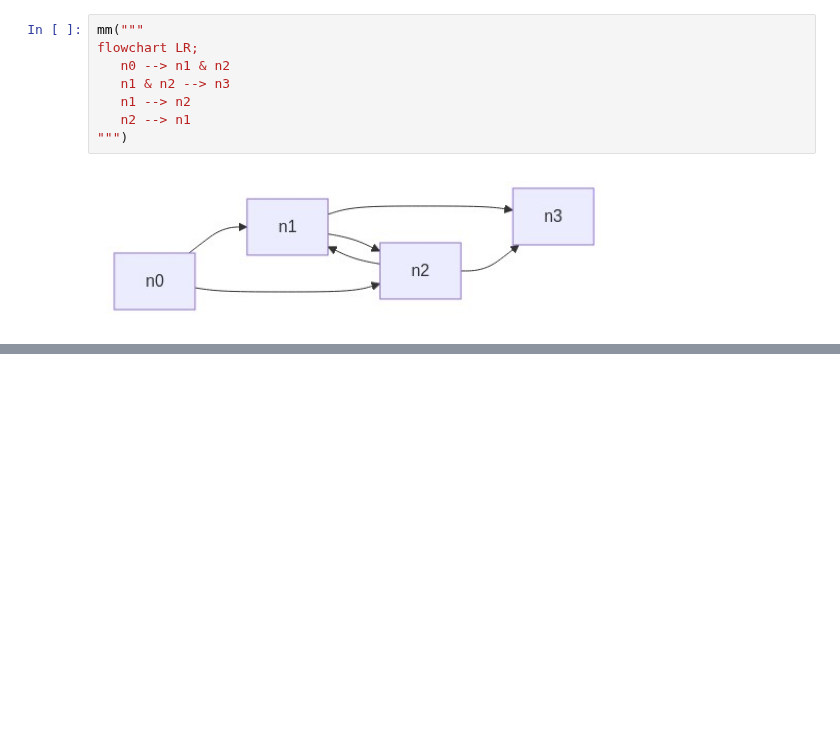
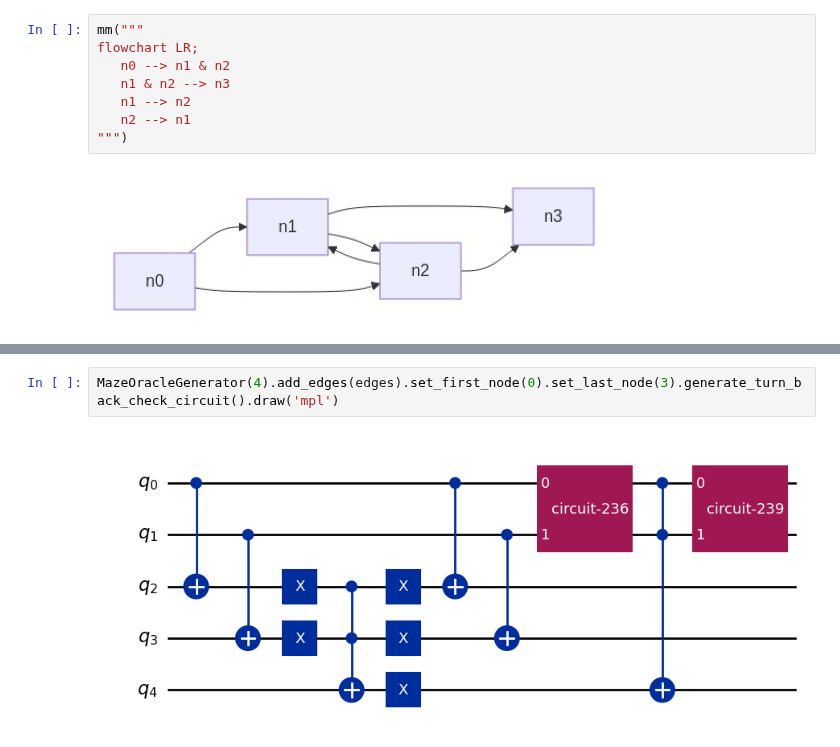
Before and after one commit to 1ngVG-QCCE/QuantumMazeSolver, a Jupyter notebook: maze-oracle.ipynb, the cells around one changed output, grey strips where cells are left out. Drawn from its saved outputs; the diff is of its cells as text; blank space fills up the shorter version.

Commit message:
turn back check for undirect trees

```diff
--- a/maze-oracle.ipynb
+++ b/maze-oracle.ipynb
@@ -65,0 +67,4 @@ oracle.decompose().draw('mpl')
+# %%
+MazeOracleGenerator(4).add_edges(edges).set_first_node(0).set_last_node(3).generate_turn_back_check_circuit().draw('mpl')
+# %% [output]
+[figure, added]
```
Also changed, not shown: parts of 1 cell of this notebook, 2 other files.
